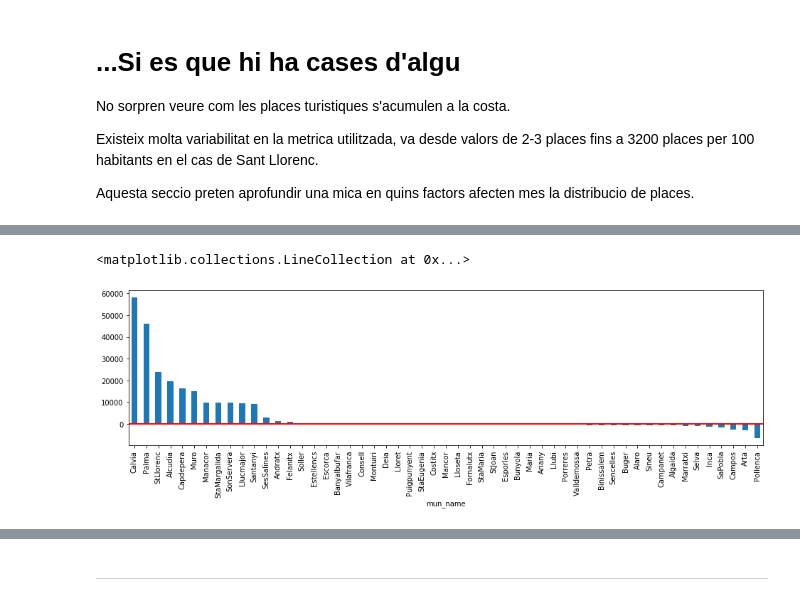
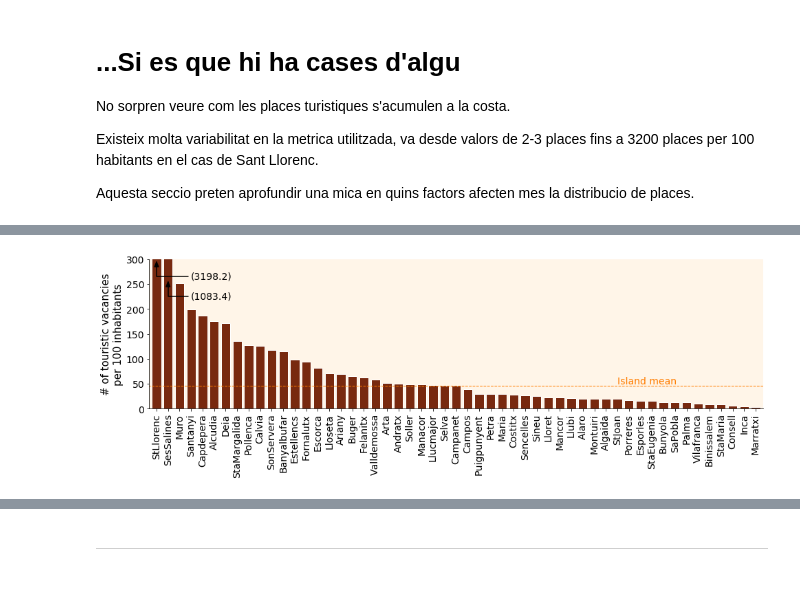
Before and after one commit to jpalm3r/cases-d-algu, a Jupyter notebook: TerraCremada.ipynb, the cells around one changed output, grey strips where cells are left out. Saved outputs shown, nothing was run; the diff lists cells and outputs as text; code cells hidden in the pictures.

```diff
--- a/TerraCremada.ipynb
+++ b/TerraCremada.ipynb
@@ -240,7 +88,0 @@ sns.boxplot(data=data0, x='region', y='vp100p', showfliers = False, color='grey'
-# %%
-data = data0.set_index('mun_name')
-
-fig, ax = plt.subplots()
-
-data.sort_values('vp100p', ascending = False)['vp100p'].plot.bar(figsize= (16,4), ylim = (0,300), ax = ax)
-ax.hlines(y=mean_vp100p_island, linewidth=2, xmin = -1000, xmax = 1000, color='r')
@@ -250,10 +89,42 @@ ax.hlines(y=mean_vp100p_island, linewidth=2, xmin = -1000, xmax = 1000, color='r
-# %%
-data['diff_pc'] = data['pc_hotel'] - data['pc_llvac']
-
-fig, ax = plt.subplots()
-
-data.sort_values('diff_pc', ascending = False)['diff_pc'].plot.bar(figsize= (16,4), ax = ax)
-ax.hlines(y=0, linewidth=2, xmin = -1000, xmax = 1000, color='r')
-# %% [output]
-<matplotlib.collections.LineCollection at 0x...>
-[figure, removed]
+# %%
+# https://coolors.co/palette/001524-15616d-ffecd1-ff7d00-78290f
+background_color = '#FFF5E8'
+color1 = '#ff7d00'
+color2 = '#15616d'
+color3 = '#78290f'
+# %%
+fig, ax = plt.subplots()
+
+data.set_index('mun_name').sort_values('vp100p', ascending = False)['vp100p'].plot.bar(figsize= (16,4),
+                                                                                       ylim = (0,300), width=0.8,
+                                                                                       ax = ax, color = color3,
+                                                                                       edgecolor = 'white')
+ax.hlines(y=mean_vp100p_island, linewidth=1, xmin = -1000, xmax = 1000, color=color1, linestyles = 'dashed')
+textsize = 14
+ax.annotate("(3198.2)", xy=(0, 300), xycoords='data', xytext=(3, 260), textcoords='data',
+            size = textsize,
+            arrowprops=dict(arrowstyle="-|>, head_width=0.2, head_length=0.5",
+                            color='black',lw =  1.5,connectionstyle="angle,angleA=180,angleB=-90,rad=0"),
+            )
+
+ax.annotate("(1083.4)", xy=(1, 260), xycoords='data', xytext=(3, 220), textcoords='data',
+            size = textsize,
+            arrowprops=dict(arrowstyle="-|>, head_width=0.2, head_length=0.5",
+                            color='black',lw =  1.5,connectionstyle="angle,angleA=180,angleB=-90,rad=0"),
+            )
+
+ax.annotate("Island mean", xy=(40, mean_vp100p_island), xytext=(40, mean_vp100p_island),
+            textcoords='data',  xycoords='data', va = 'bottom',
+            size = textsize, zorder = 0, color = color1)
+
+ax.set_xlabel('')
+ax.set_ylabel('# of touristic vacancies\nper 100 inhabitants', size = 15)
+ax.tick_params(axis='both', which='major', labelsize=14)
+
+ax.set_facecolor(background_color)
+ax.spines['top'].set_visible(False)
+ax.spines['right'].set_visible(False)
+
+plt.show()
+# %% [output]
+[figure, added]
```
Also changed, not shown: parts of 24 cells of this notebook, 1 other file.
